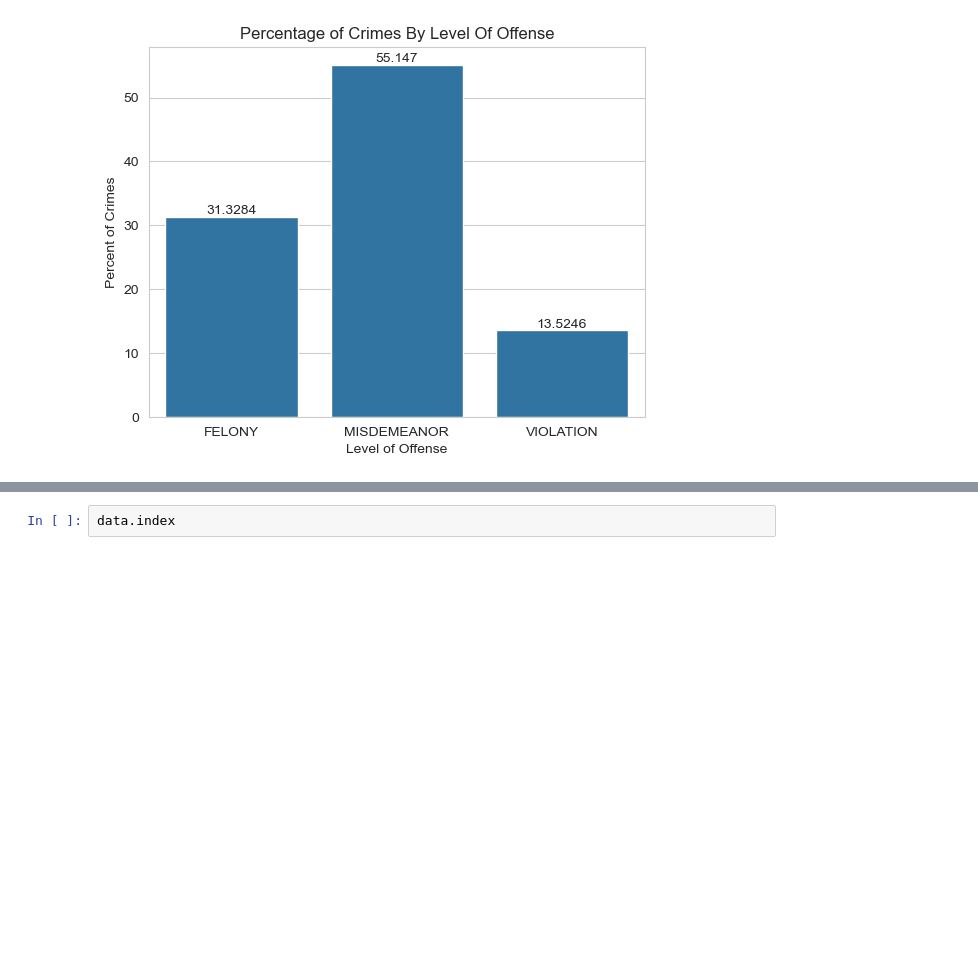
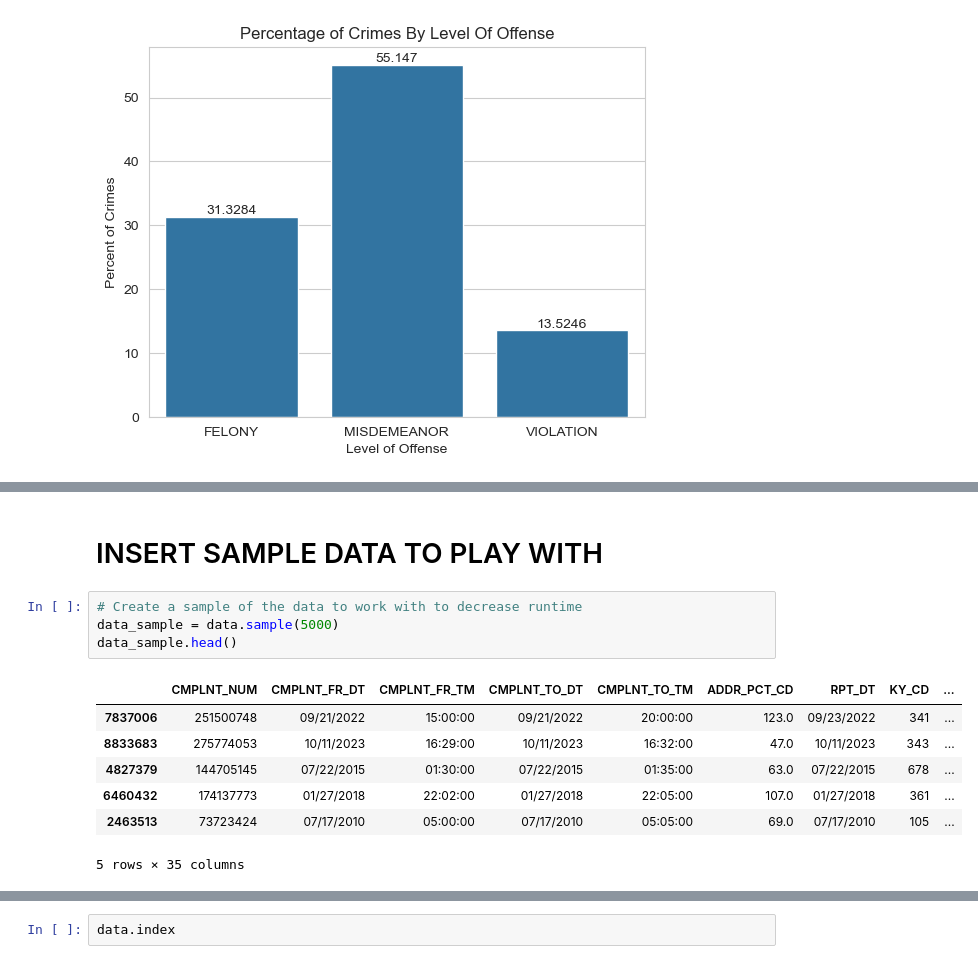
Before and after one commit to scarlettvalentin/nypd_crime, a Jupyter notebook: notebook.ipynb, the cells around one changed output, grey strips where cells are left out. Drawn from its saved outputs; the diff is of its cells as text; blank space fills up the shorter version.

```diff
--- a/notebook.ipynb
+++ b/notebook.ipynb
@@ -131,0 +149,14 @@ ax.bar_label(ax.containers[0]);
+# %% [markdown]
+# INSERT SAMPLE DATA TO PLAY WITH
+# %%
+# Create a sample of the data to work with to decrease runtime
+data_sample = data.sample(5000)
+data_sample.head()
+# %% [output]
+|  | CMPLNT_NUM | CMPLNT_FR_DT | CMPLNT_FR_TM | CMPLNT_TO_DT | CMPLNT_TO_TM | ADDR_PCT_CD | RPT_DT | KY_CD | ... |
+| 7837006 | 251500748 | 09/21/2022 | 15:00:00 | 09/21/2022 | 20:00:00 | 123.0 | 09/23/2022 | 341 | ... |
+| 8833683 | 275774053 | 10/11/2023 | 16:29:00 | 10/11/2023 | 16:32:00 | 47.0 | 10/11/2023 | 343 | ... |
+| 4827379 | 144705145 | 07/22/2015 | 01:30:00 | 07/22/2015 | 01:35:00 | 63.0 | 07/22/2015 | 678 | ... |
+| 6460432 | 174137773 | 01/27/2018 | 22:02:00 | 01/27/2018 | 22:05:00 | 107.0 | 01/27/2018 | 361 | ... |
+| 2463513 | 73723424 | 07/17/2010 | 05:00:00 | 07/17/2010 | 05:05:00 | 69.0 | 07/17/2010 | 105 | ... |
+5 rows × 35 columns
```
Also changed, not shown: parts of 10 cells of this notebook.
